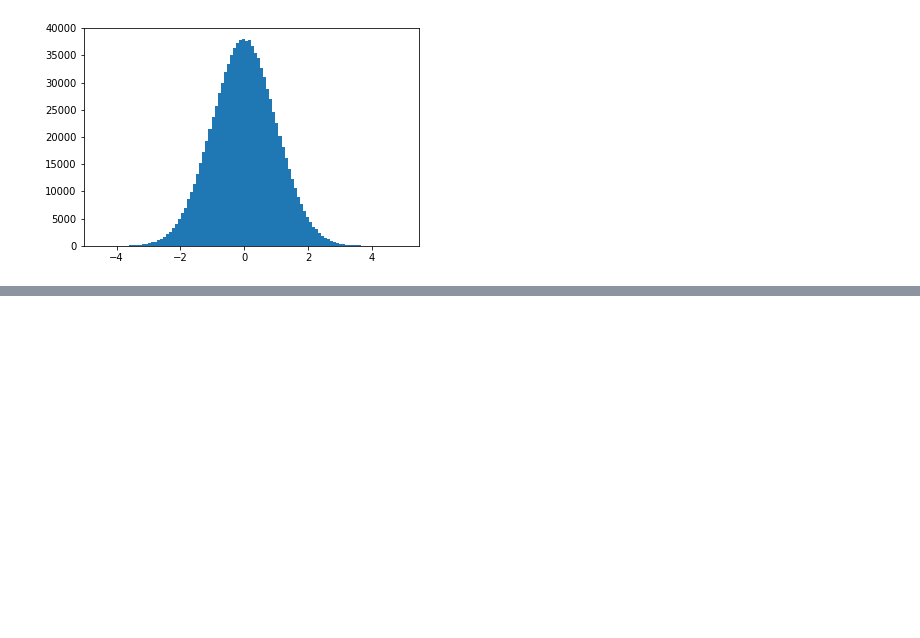
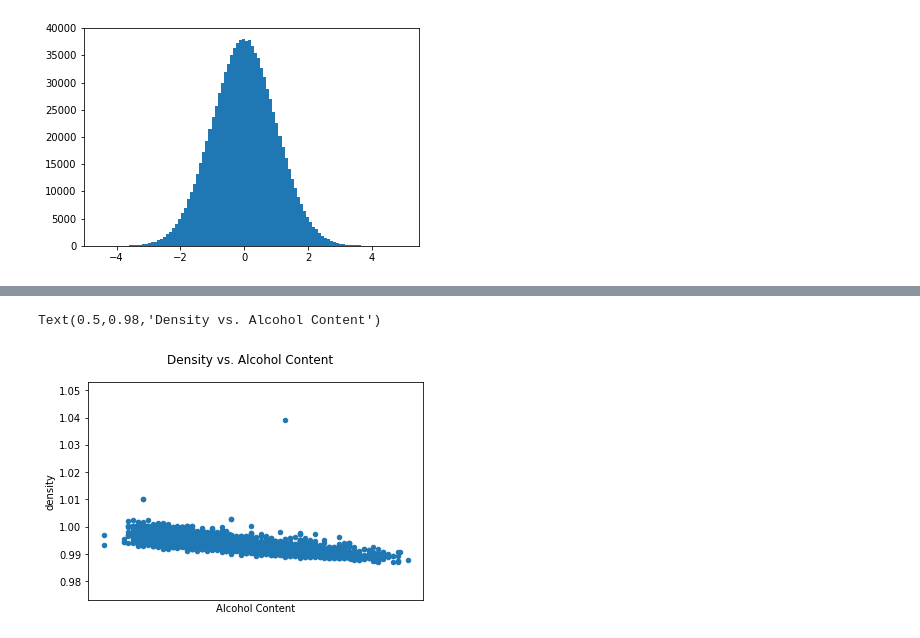
Before and after one commit to justinhinckfoot/Galvanize, a Jupyter notebook: Lesson 9.ipynb, the cells around one changed output, grey strips where cells are left out. Saved outputs shown, nothing was run; the diff lists cells and outputs as text; code cells hidden in the pictures; blank space fills up the shorter version.

```diff
--- a/Lesson 9.ipynb
+++ b/Lesson 9.ipynb
@@ -148,0 +144,2 @@ counts, bins, _ = ax1.hist(samples, bins=100)
+# %%
+df = pd.read_csv('data/winequality-white.csv', delimiter=';')
@@ -148,0 +155,8 @@ counts, bins, _ = ax1.hist(samples, bins=100)
+# %%
+ax = df.plot.scatter('alcohol', 'density')
+ax.set_xlabel('Alcohol Content')
+ax.set_xticks([])
+ax.figure.suptitle('Density vs. Alcohol Content')
+# %% [output]
+Text(0.5,0.98,'Density vs. Alcohol Content')
+[figure, added]
```
Also changed, not shown: parts of 8 cells of this notebook.
